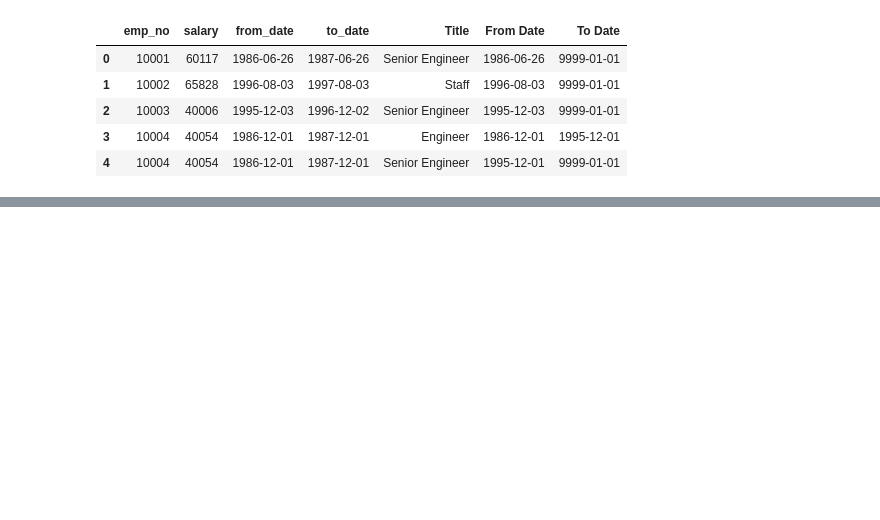
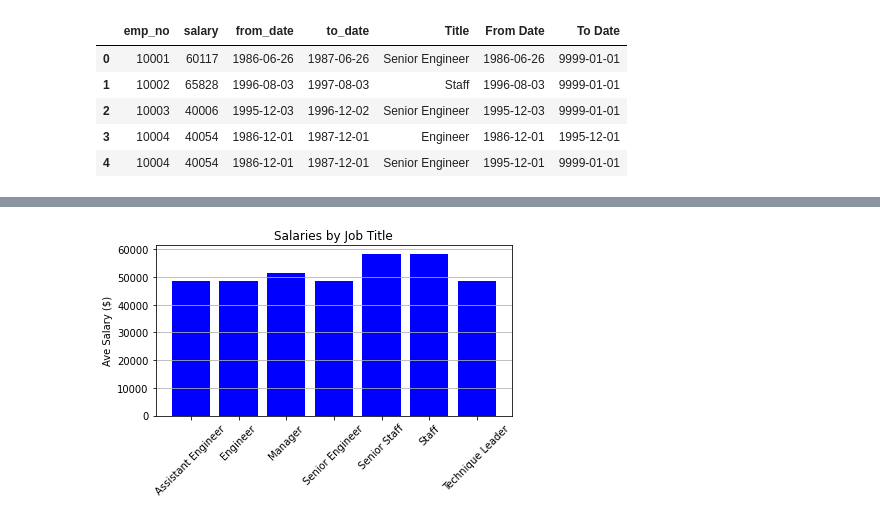
Before and after one commit to rketchum95/sql_challenge, a Jupyter notebook: sql_bonus.ipynb, the cells around one changed output, grey strips where cells are left out. Cells and saved outputs as stored; diff of their text form; code cells hidden in the pictures; blank space fills up the shorter version.

```diff
--- a/sql_bonus.ipynb
+++ b/sql_bonus.ipynb
@@ -82,3 +85,9 @@ salaries_title.head(5)
 | 2 | 10003 | 40006 | 1995-12-03 | 1996-12-02 | Senior Engineer | 1995-12-03 | 9999-01-01 |
 | 3 | 10004 | 40054 | 1986-12-01 | 1987-12-01 | Engineer | 1986-12-01 | 1995-12-01 |
 | 4 | 10004 | 40054 | 1986-12-01 | 1987-12-01 | Senior Engineer | 1995-12-01 | 9999-01-01 |
+# %%
+#dataframe of salaries by titles:
+title_salary = salaries_title.groupby('Title').mean()
+title_salary = title_salary.drop(columns='emp_no')
+title_salary = title_salary.reset_index()
+title_salary
@@ -84,0 +103,14 @@ salaries_title.head(5)
+# %%
+y_axis = title_salary['salary']
+x_axis = title_salary['Title']
+
+plt.bar(x_axis,y_axis, color='blue')
+plt.title("Salaries by Job Title")
+plt.ylabel("Ave Salary ($)")
+plt.xticks(rotation=45)
+
+axes=plt.gca()
+axes.yaxis.grid()
+plt.tight_layout()
+# %% [output]
+[figure, added]
```
Also changed, not shown: parts of 4 cells of this notebook.
